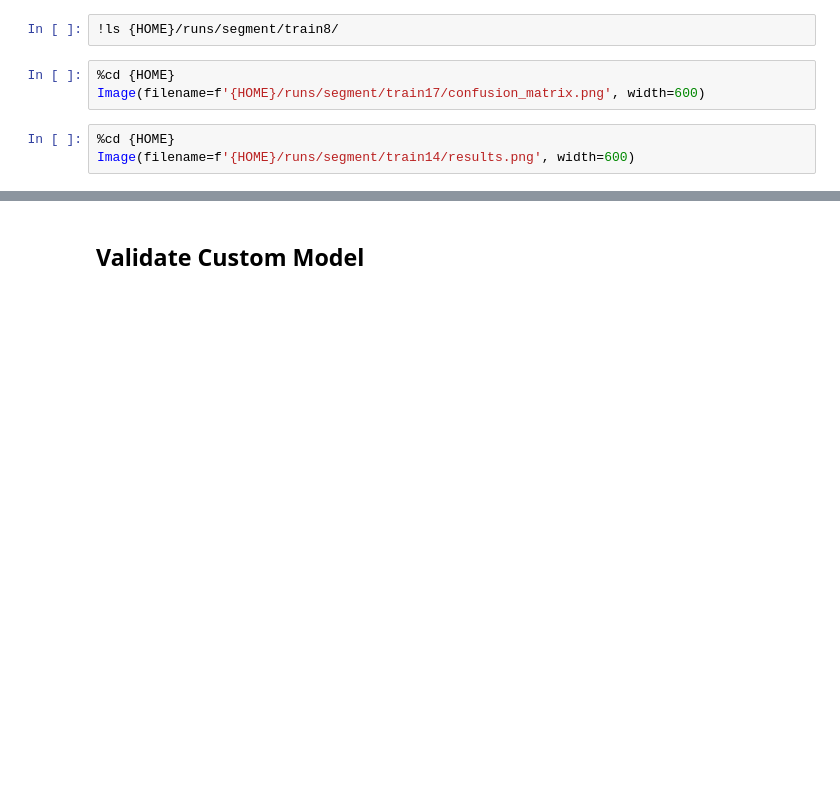
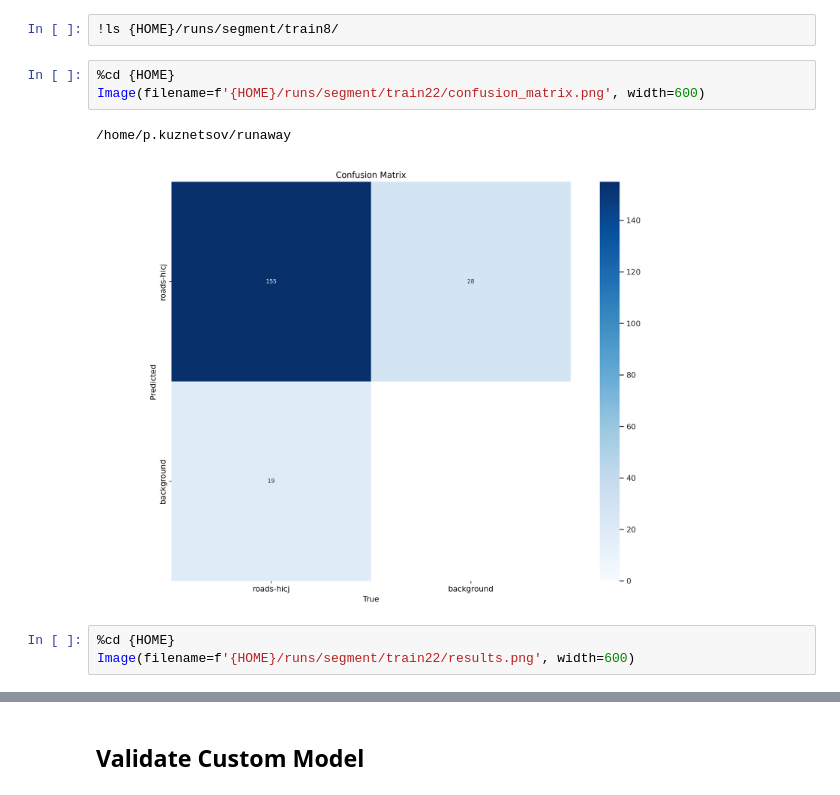
Before and after one commit to Pavel418/runaway-satellite-detection, a Jupyter notebook: train-yolov8-instance-segmentation-on-custom-dataset.ipynb, the cells around one changed output, grey strips where cells are left out. Saved outputs shown, nothing was run; the diff lists cells and outputs as text; blank space fills up the shorter version.

```diff
--- a/train-yolov8-instance-segmentation-on-custom-dataset.ipynb
+++ b/train-yolov8-instance-segmentation-on-custom-dataset.ipynb
@@ -55,9 +55,12 @@ Results saved to runs/segment/train20
 !ls {HOME}/runs/segment/train8/
 # %%
 %cd {HOME}
-Image(filename=f'{HOME}/runs/segment/train17/confusion_matrix.png', width=600)
+Image(filename=f'{HOME}/runs/segment/train22/confusion_matrix.png', width=600)
+# %% [output]
+/home/p.kuznetsov/runaway
+[figure, added]
 # %%
 %cd {HOME}
-Image(filename=f'{HOME}/runs/segment/train14/results.png', width=600)
+Image(filename=f'{HOME}/runs/segment/train22/results.png', width=600)
 # %%
 %cd {HOME}
```
Also changed, not shown: parts of 3 cells of this notebook, 3 other files.
